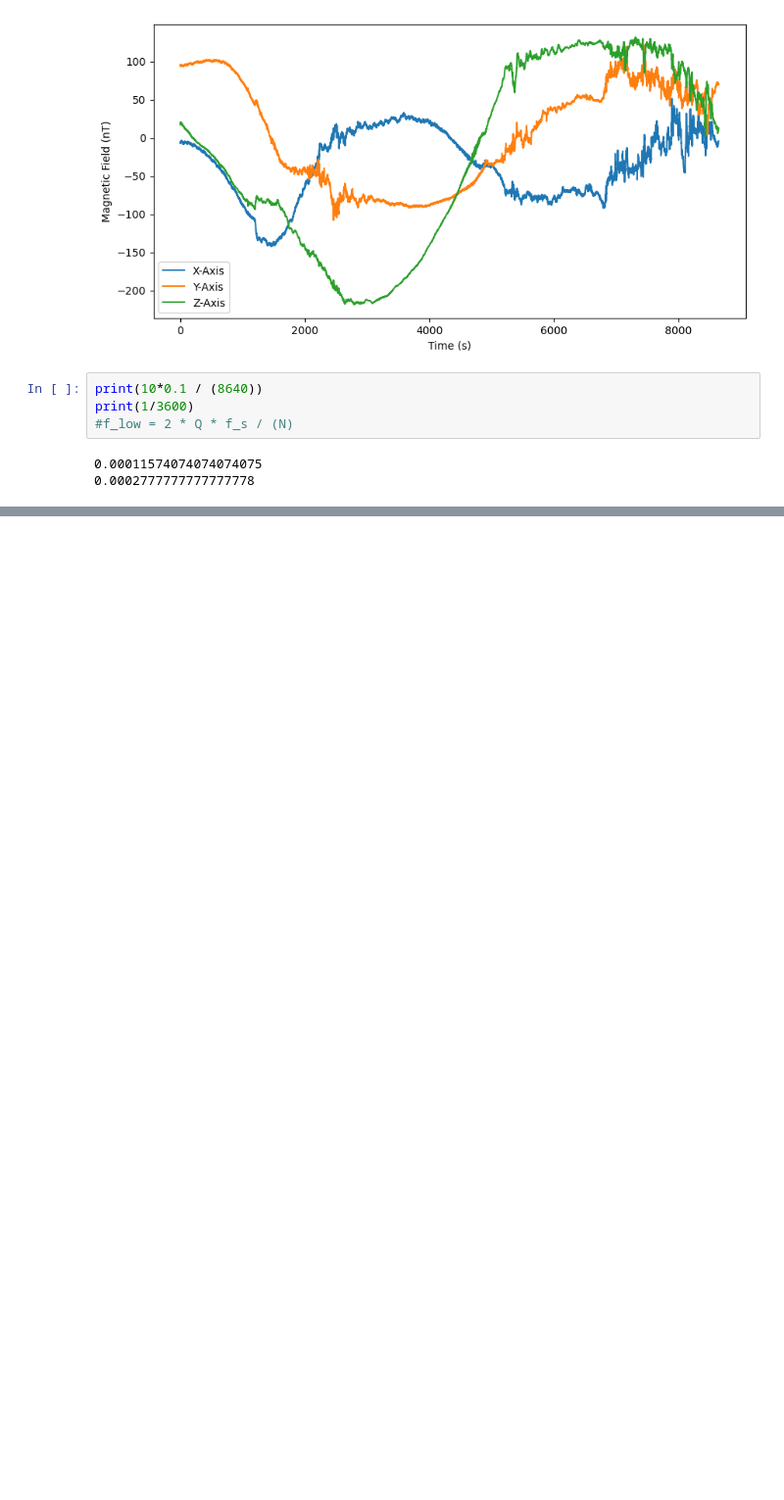
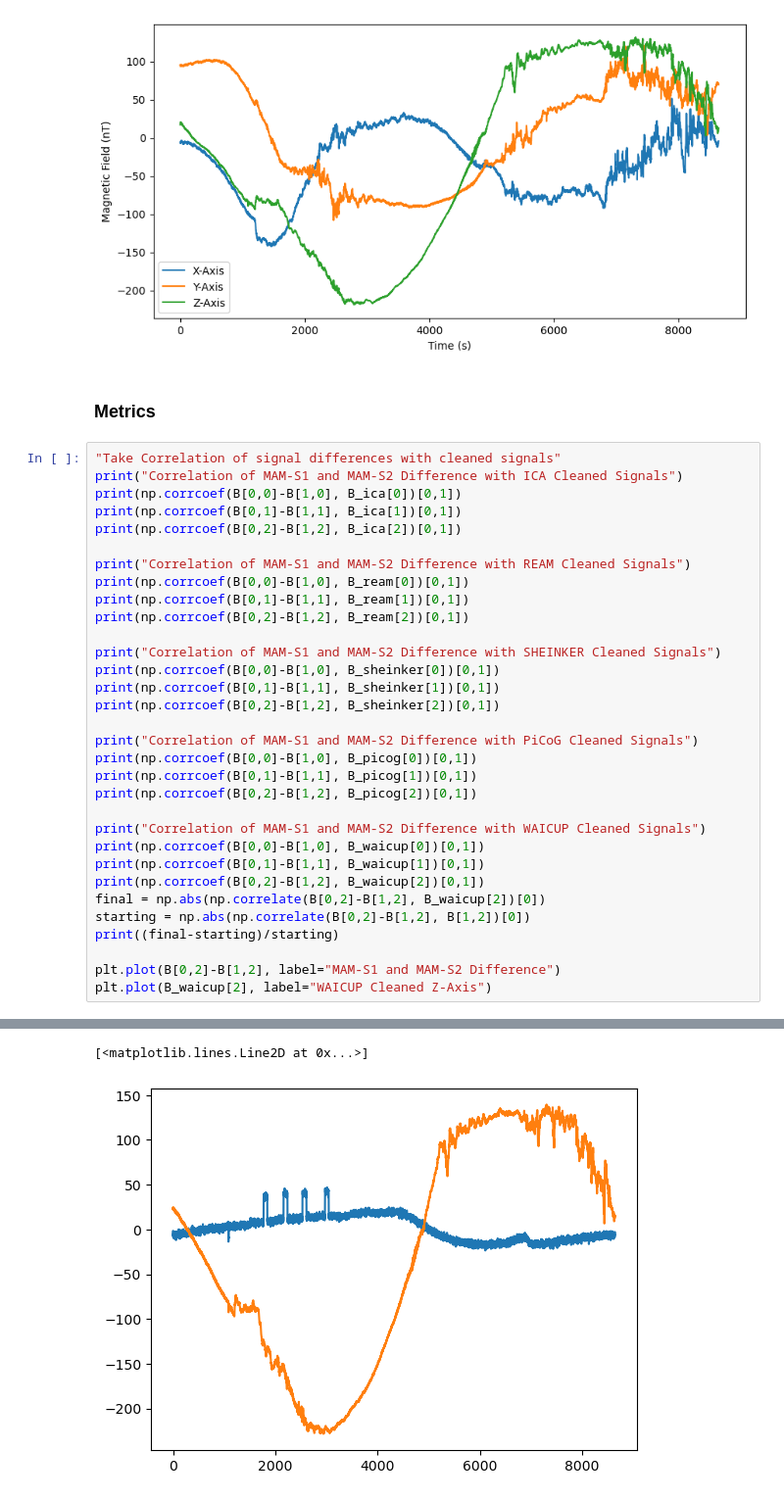
Before and after one commit to aphoffmann/MAGPRIME, a Jupyter notebook: tutorial.ipynb, the cells around one changed output, grey strips where cells are left out. Shown at 98% size. Cells and saved outputs as stored; diff of their text form; blank space fills up the shorter version.

```diff
--- a/tutorial.ipynb
+++ b/tutorial.ipynb
@@ -274,10 +294,38 @@ plt.legend()
 # %% [output]
 <matplotlib.legend.Legend at 0x...>
 [figure]
-# %%
-print(10*0.1 / (8640))
-print(1/3600)
-#f_low = 2 * Q * f_s / (N)
-# %% [output]
-0.00011574074074074075
-0.0002777777777777778
+# %% [markdown]
+### Metrics
+# %%
+"Take Correlation of signal differences with cleaned signals"
+print("Correlation of MAM-S1 and MAM-S2 Difference with ICA Cleaned Signals")
+print(np.corrcoef(B[0,0]-B[1,0], B_ica[0])[0,1])
+print(np.corrcoef(B[0,1]-B[1,1], B_ica[1])[0,1])
+print(np.corrcoef(B[0,2]-B[1,2], B_ica[2])[0,1])
+
+print("Correlation of MAM-S1 and MAM-S2 Difference with REAM Cleaned Signals")
+print(np.corrcoef(B[0,0]-B[1,0], B_ream[0])[0,1])
+print(np.corrcoef(B[0,1]-B[1,1], B_ream[1])[0,1])
+print(np.corrcoef(B[0,2]-B[1,2], B_ream[2])[0,1])
+
+print("Correlation of MAM-S1 and MAM-S2 Difference with SHEINKER Cleaned Signals")
+print(np.corrcoef(B[0,0]-B[1,0], B_sheinker[0])[0,1])
+print(np.corrcoef(B[0,1]-B[1,1], B_sheinker[1])[0,1])
+print(np.corrcoef(B[0,2]-B[1,2], B_sheinker[2])[0,1])
+
+print("Correlation of MAM-S1 and MAM-S2 Difference with PiCoG Cleaned Signals")
+print(np.corrcoef(B[0,0]-B[1,0], B_picog[0])[0,1])
+print(np.corrcoef(B[0,1]-B[1,1], B_picog[1])[0,1])
+print(np.corrcoef(B[0,2]-B[1,2], B_picog[2])[0,1])
+
+print("Correlation of MAM-S1 and MAM-S2 Difference with WAICUP Cleaned Signals")
+print(np.corrcoef(B[0,0]-B[1,0], B_waicup[0])[0,1])
+print(np.corrcoef(B[0,1]-B[1,1], B_waicup[1])[0,1])
+print(np.corrcoef(B[0,2]-B[1,2], B_waicup[2])[0,1])
+final = np.abs(np.correlate(B[0,2]-B[1,2], B_waicup[2])[0])
+starting = np.abs(np.correlate(B[0,2]-B[1,2], B[1,2])[0])
+print((final-starting)/starting)
+
+plt.plot(B[0,2]-B[1,2], label="MAM-S1 and MAM-S2 Difference")
+plt.plot(B_waicup[2], label="WAICUP Cleaned Z-Axis")
+# %% [output]
@@ -283,0 +349,2 @@ print(1/3600)
+[<matplotlib.lines.Line2D at 0x...>]
+[figure, added]
```
Also changed, not shown: parts of 5 cells of this notebook, 2 other files.
